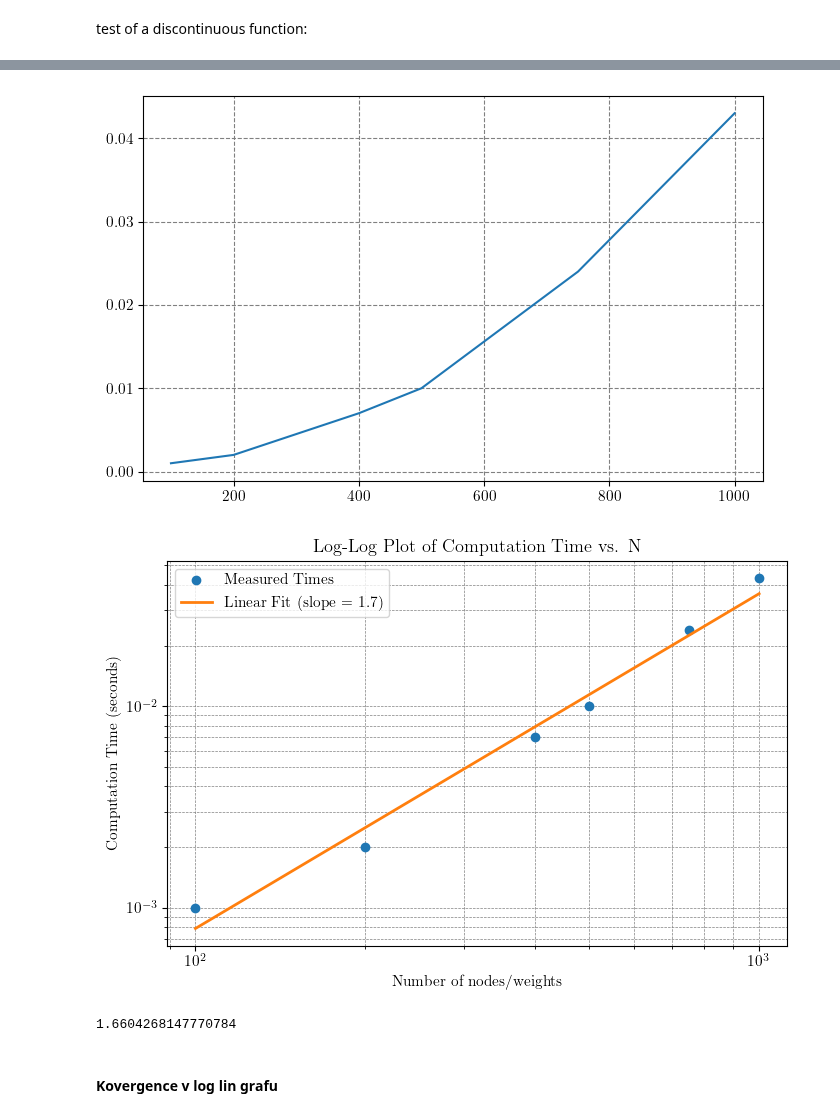
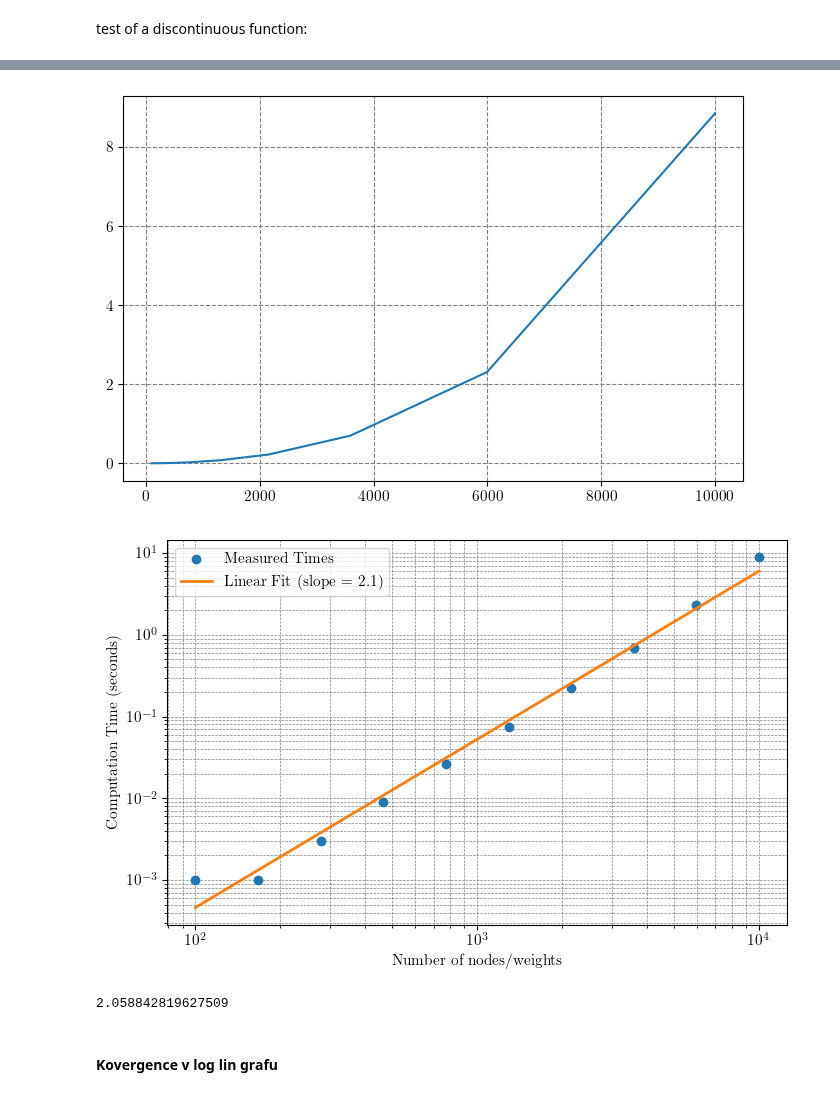
Before and after one commit to SED0280/BakalarkaCode, a Jupyter notebook: Gausova Kvadratura.ipynb, the cells around one changed output, grey strips where cells are left out. Cells and saved outputs as stored; diff of their text form; code cells hidden in the pictures.

Commit message:
better gauss time loglog

```diff
--- a/Gausova Kvadratura.ipynb
+++ b/Gausova Kvadratura.ipynb
@@ -14,9 +12,3 @@ Graph settings:
-# %%
-plt.rc('font', family='Times Roman', size=11)  # Rodina a velikost písma
-plt.rc('figure', figsize=(8, 5), dpi=100)  # Velikost a rozlišení obrázku
-plt.rc('text', usetex=True)
-plt.rc('grid', color='gray', linestyle='--')
-plt.rc('axes', grid=True)
 # %% [markdown]
 # Calculating integrals using Gauss Quadrature rule and a Jakobi matrix
 # %%
@@ -228,7 +220,7 @@ plt.show()
 f = lambda x: np.sign(x+0.5)
 fI = 1
 times = []
-node_range = np.array([100, 200, 400, 500, 750, 1000])
+node_range = np.logspace(2,4,10,dtype=int)
 #node_range = range(1,n+20)
 for i in node_range:
     starttime = time.time()
@@ -239,30 +231,32 @@ for i in node_range:
 plt.plot(node_range,times)
 plt.show()
 # %% [output]
-[figure, old version]
+[figure, new version]
 # %%
 n_values = node_range
 log_n = np.log(n_values)
 log_times = np.log(times)
 coeffs = np.polyfit(log_n, log_times, 1)
 
 slope = coeffs[0]
 intercept = coeffs[1]
 log_times_fit = slope * log_n + intercept
 times_fit = np.exp(log_times_fit)
 plt.loglog(n_values, times, 'o', label='Measured Times')
 plt.loglog(n_values, times_fit, '-', label=f'Linear Fit (slope = {slope:.2})', linewidth=2)
 plt.xlabel("Number of nodes/weights")
 plt.ylabel("Computation Time (seconds)")
-plt.title("Log-Log Plot of Computation Time vs. N")
+#plt.title("Log-Log Plot of Computation Time vs. N")
 plt.legend()
 plt.grid(True, which='both', linestyle='--', linewidth=0.5)
 
+plt.savefig("NodesWightsTime.pdf", bbox_inches='tight')    #-- Bez bílých okrajů
+
 plt.show()
 slope
 # %% [output]
-[figure, old version]
+[figure, new version]
-1.6604268147770784
+2.058842819627509
 # %% [markdown]
 #### Kovergence v log lin grafu
 # %% [markdown]
```
Also changed, not shown: parts of 25 cells of this notebook, 5 other files.
